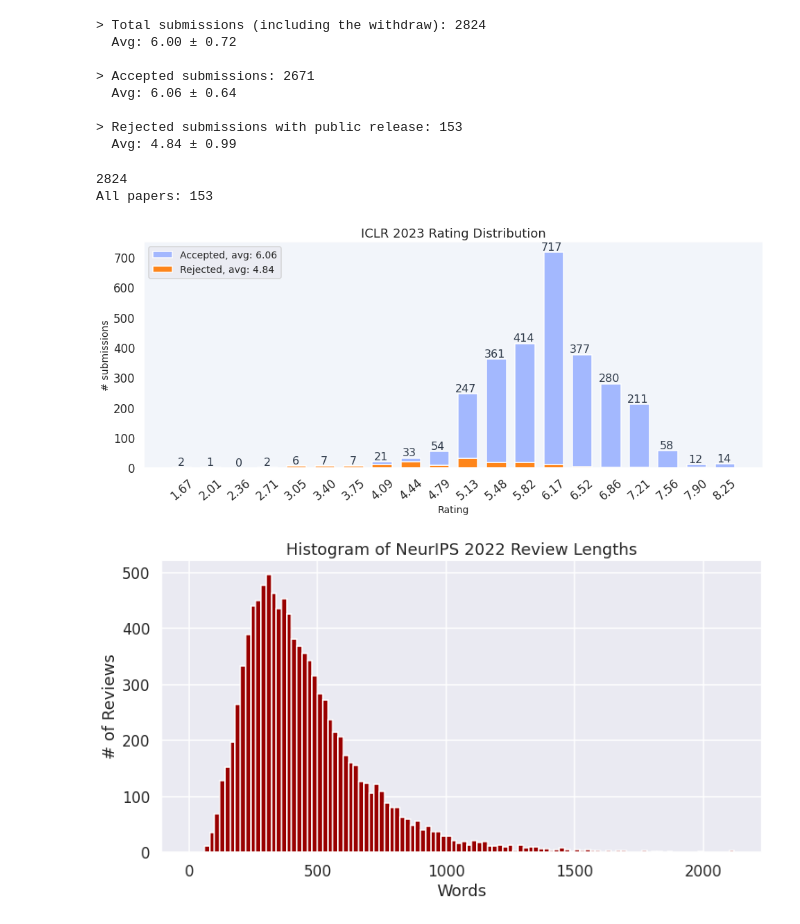
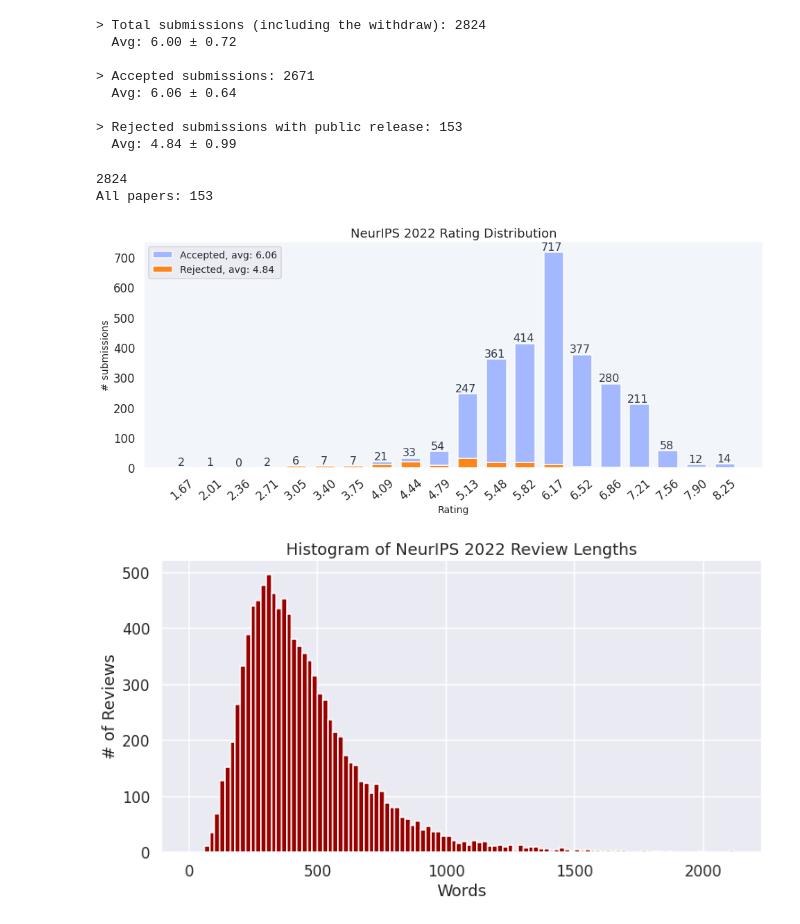
Before and after one commit to fedebotu/NeurIPS2022-OpenReviewData, a Jupyter notebook: notebooks/1. Plots.ipynb, the cells around one changed output. Drawn from its saved outputs; the diff is of its cells as text; code cells hidden in the pictures.

```diff
--- a/notebooks/1. Plots.ipynb
+++ b/notebooks/1. Plots.ipynb
@@ -168,35 +165,35 @@ hist, bin_edges = np.histogram(rating_avgs, bins=20, range=(_min, _max))
 print(sum(hist))
 for i, v in zip(np.linspace(_min, _max, len(hist)), hist):
     ax.text(i - 0.05 * len(str(v)), v + 6.0, str(v), color='#2f3a49', fontsize=16)
 
 # rejected submissions
 hist_reject, _ = np.histogram(reject_avgs, bins=20, range=(_min, _max))
 print(f"All papers: {sum(hist_reject)}")
 ax.bar(np.linspace(_min, _max, len(hist)), hist_reject, width=width, alpha=0.95,
        color='tab:orange', capsize=4, label='Rejected, avg: {:.2f}'.format(reject_avgs.mean()))
 
 # accept
 hist_poster, _ = np.histogram(accept_avgs, bins=20, range=(_min, _max))
 ax.bar(np.linspace(_min, _max, len(hist)), hist_poster, bottom=hist_reject, width=width, alpha=0.95,
        color='#A0B5FF', capsize=4, label='Accepted, avg: {:.2f}'.format(accept_avgs.mean()))
 
 # plt.ylim(0, 450)
 plt.xticks(ticks=np.linspace(_min, _max, len(hist)),
            rotation=40,
            labels=[f"{d:.2f}" for d in np.linspace(_min, _max, len(hist))])
 ax.set_ylabel(r"# submissions", fontsize=14)
 ax.set_xlabel("Rating", fontsize=14)
 ax.set_axisbelow(True)
 ax.grid()
 handles, labels = ax.get_legend_handles_labels()
 ax.legend(handles[::-1], labels[::-1], loc=2, fontsize=14)
-plt.title('ICLR 2023 Rating Distribution')
+plt.title('NeurIPS 2022 Rating Distribution')
 # make figure white
 plt.savefig(f'{image_path}stats_barplot_{date}.png')
 # %% [output]
 2824
 All papers: 153
-[figure, old version]
+[figure, new version]
 # %%
 def flatten(l):
     return [item for sublist in l for item in sublist]
```
Also changed, not shown: parts of 7 cells of this notebook, 11 other files.
